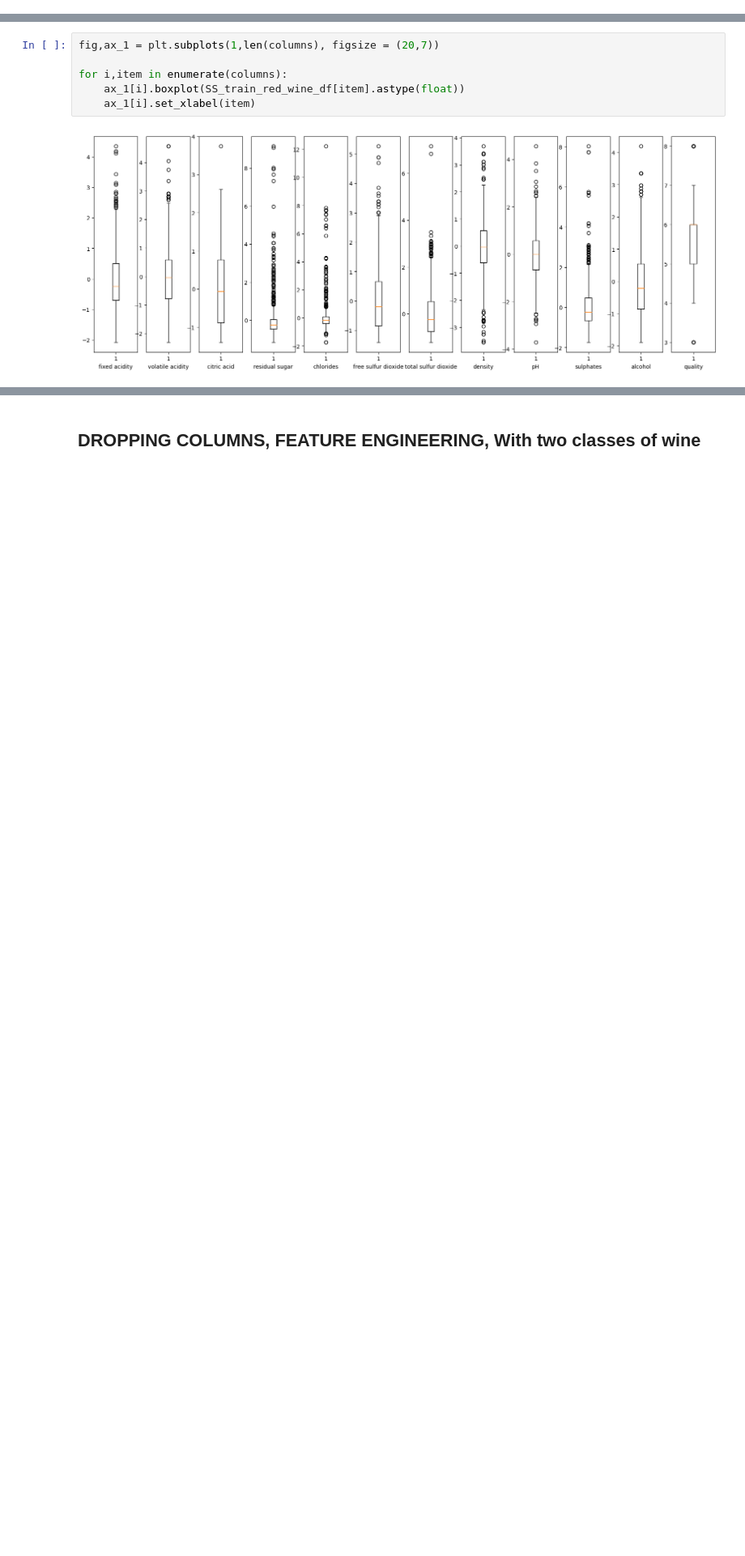
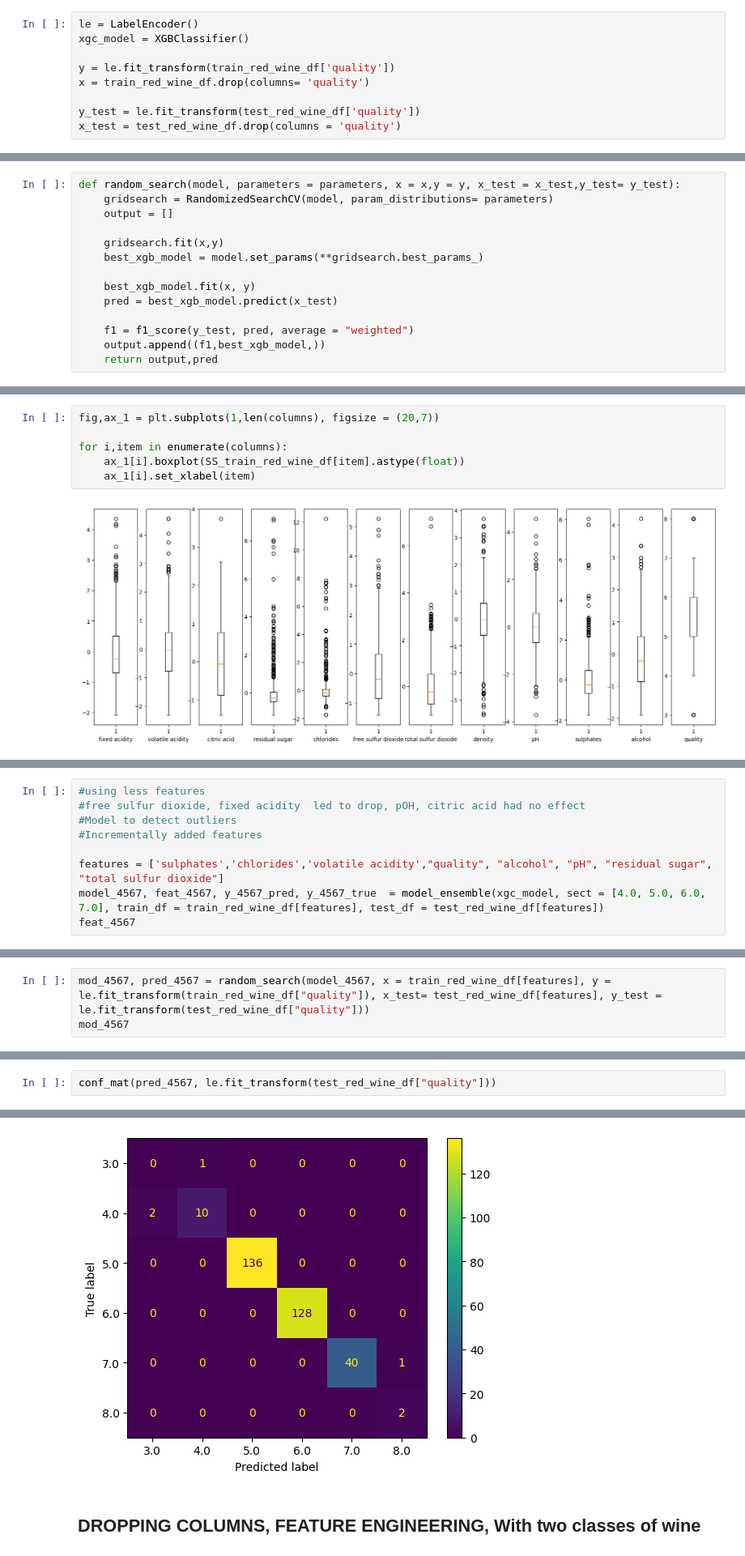
Before and after one commit to Ok3ks/Tabular_data, a Jupyter notebook: Red_wine_assess .ipynb, the cells around one changed output, grey strips where cells are left out. Shown at 81% size. Drawn from its saved outputs; the diff is of its cells as text; blank space fills up the shorter version.

```diff
--- a/Red_wine_assess .ipynb
+++ b/Red_wine_assess .ipynb
@@ -163,0 +163,9 @@ sns.pairplot(train_red_wine_df)
+# %%
+le = LabelEncoder()
+xgc_model = XGBClassifier()
+
+y = le.fit_transform(train_red_wine_df['quality'])
+x = train_red_wine_df.drop(columns= 'quality')
+
+y_test = le.fit_transform(test_red_wine_df['quality'])
+x_test = test_red_wine_df.drop(columns = 'quality')
@@ -164,3 +180,17 @@ sns.pairplot(train_red_wine_df)
+# %%
+def random_search(model, parameters = parameters, x = x,y = y, x_test = x_test,y_test= y_test):
+    gridsearch = RandomizedSearchCV(model, param_distributions= parameters)
+    output = []
+
+    gridsearch.fit(x,y)
+    best_xgb_model = model.set_params(**gridsearch.best_params_)
+
+    best_xgb_model.fit(x, y)
+    pred = best_xgb_model.predict(x_test)
+
+    f1 = f1_score(y_test, pred, average = "weighted")
+    output.append((f1,best_xgb_model,))
+    return output,pred
 # %%
 fig,ax = plt.subplots(1,len(columns), figsize = (20,7))
 
@@ -195,0 +355,9 @@ for i,item in enumerate(columns):
+# %%
+#using less features
+#free sulfur dioxide, fixed acidity  led to drop, pOH, citric acid had no effect
+#Model to detect outliers
+#Incrementally added features
+
+features = ['sulphates','chlorides','volatile acidity',"quality", "alcohol", "pH", "residual sugar", "total sulfur dioxide"]
+model_4567, feat_4567, y_4567_pred, y_4567_true  = model_ensemble(xgc_model, sect = [4.0, 5.0, 6.0, 7.0], train_df = train_red_wine_df[features], test_df = test_red_wine_df[features])
+feat_4567
@@ -195,0 +373,3 @@ for i,item in enumerate(columns):
+# %%
+mod_4567, pred_4567 = random_search(model_4567, x = train_red_wine_df[features], y = le.fit_transform(train_red_wine_df["quality"]), x_test= test_red_wine_df[features], y_test = le.fit_transform(test_red_wine_df["quality"]))
+mod_4567
@@ -195,0 +389,3 @@ for i,item in enumerate(columns):
+# %%
+conf_mat(pred_4567, le.fit_transform(test_red_wine_df["quality"]))
+# %% [output]
@@ -196,2 +393,3 @@ for i,item in enumerate(columns):
+[figure, added]
 # %% [markdown]
 ## DROPPING COLUMNS, FEATURE ENGINEERING, With two classes of wine
```
Also changed, not shown: parts of 51 cells of this notebook, 13 other files.
